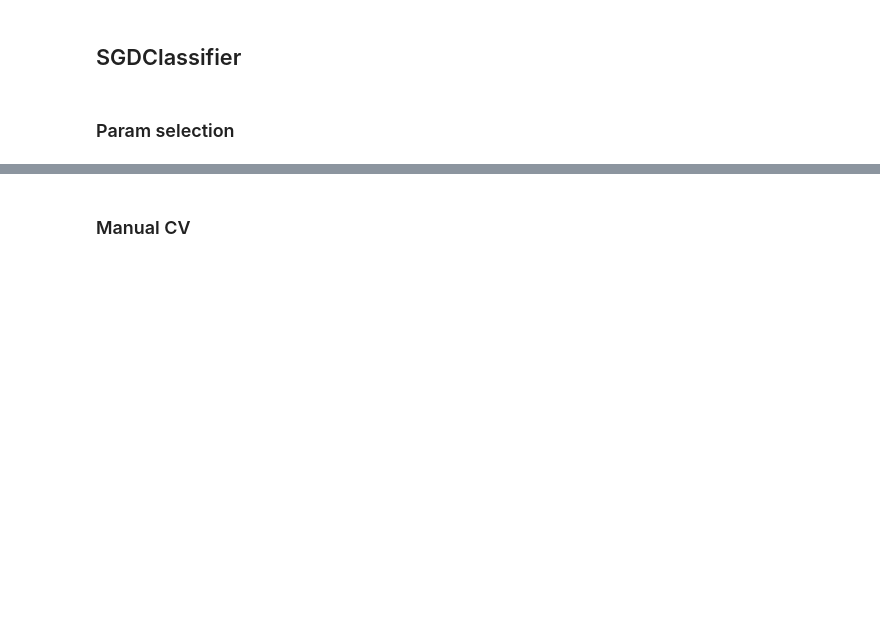
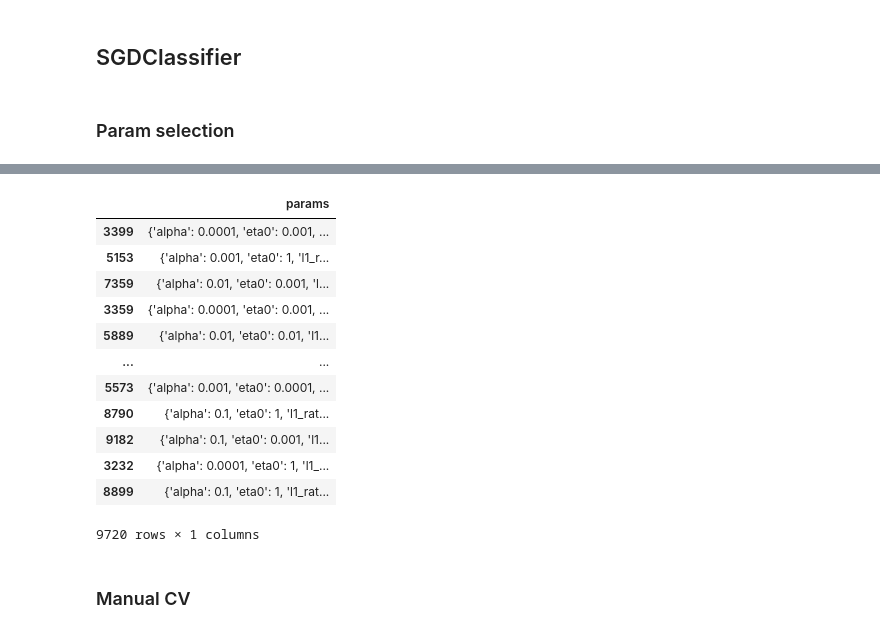
Before and after one commit to dui-luis-alberto-37/sklearn_cross_vall, a Jupyter notebook: Proyecto2_LuisAlbertoGarciaOrozco.ipynb, the cells around one changed output, grey strips where cells are left out. Saved outputs shown, nothing was run; the diff lists cells and outputs as text; code cells hidden in the pictures; blank space fills up the shorter version.

```diff
--- a/Proyecto2_LuisAlbertoGarciaOrozco.ipynb
+++ b/Proyecto2_LuisAlbertoGarciaOrozco.ipynb
@@ -515,3 +562,19 @@ grid_search.fit(X, y)
+# %%
+pd.DataFrame(grid_search.cv_results_).sort_values('rank_test_score')[['params']]
+# %% [output]
+|  | params |
+| 3399 | {'alpha': 0.0001, 'eta0': 0.001, ... |
+| 5153 | {'alpha': 0.001, 'eta0': 1, 'l1_r... |
+| 7359 | {'alpha': 0.01, 'eta0': 0.001, 'l... |
+| 3359 | {'alpha': 0.0001, 'eta0': 0.001, ... |
+| 5889 | {'alpha': 0.01, 'eta0': 0.01, 'l1... |
+| ... | ... |
+| 5573 | {'alpha': 0.001, 'eta0': 0.0001, ... |
+| 8790 | {'alpha': 0.1, 'eta0': 1, 'l1_rat... |
+| 9182 | {'alpha': 0.1, 'eta0': 0.001, 'l1... |
+| 3232 | {'alpha': 0.0001, 'eta0': 1, 'l1_... |
+| 8899 | {'alpha': 0.1, 'eta0': 1, 'l1_rat... |
+9720 rows × 1 columns
 # %%
 best_mod_v = grid_search.best_estimator_
 # %% [markdown]
```
Also changed, not shown: parts of 27 cells of this notebook, 1 other file.
